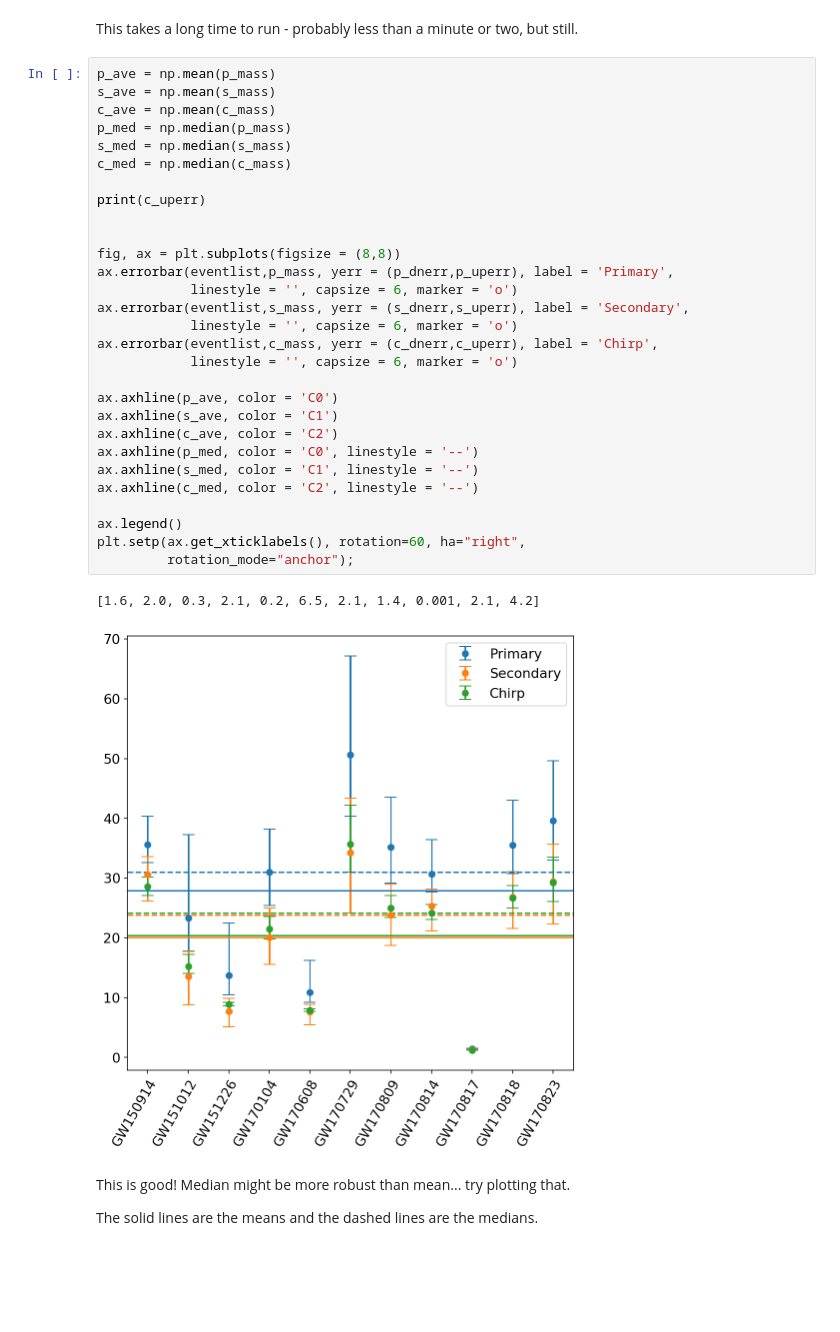
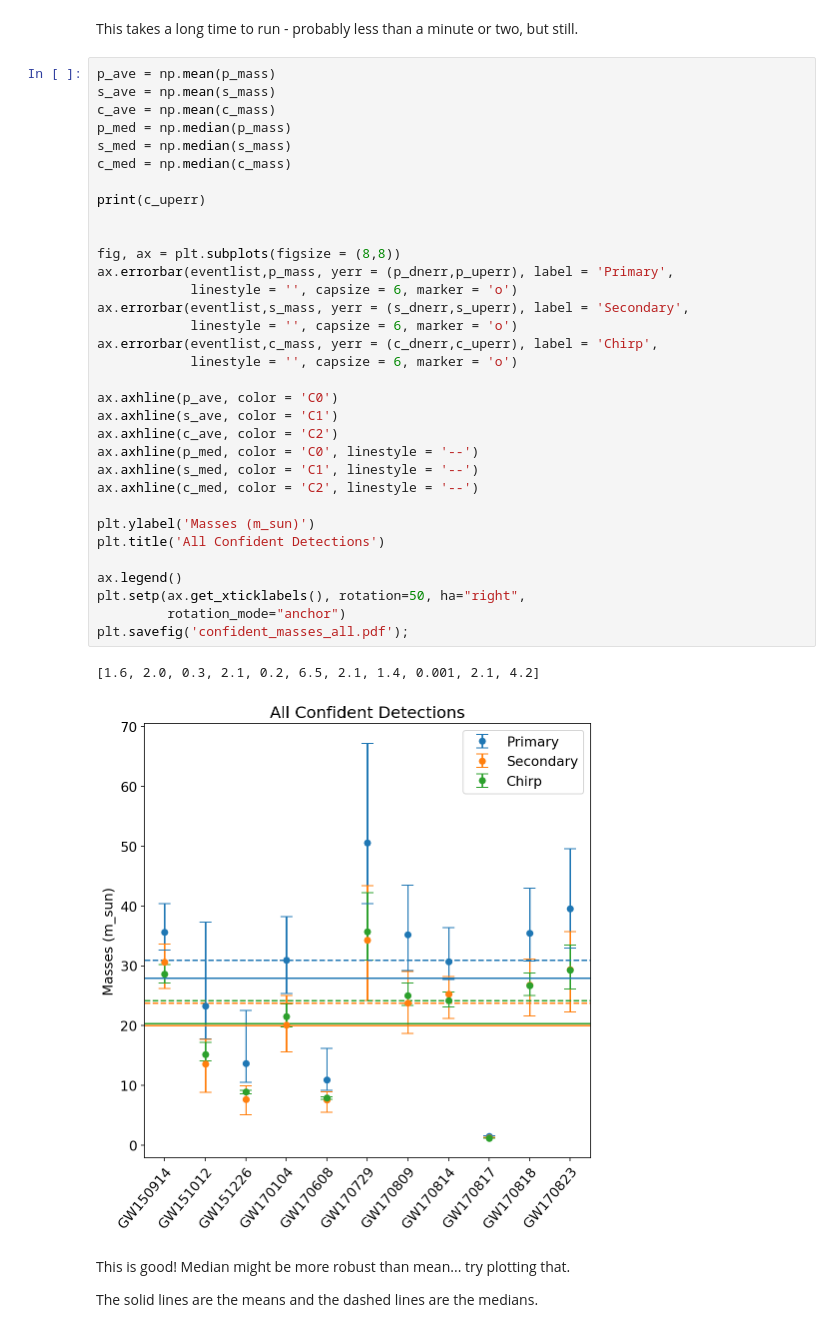
Before and after one commit to charlotteolsen/astrostats_GWproject, a Jupyter notebook: GW_project_massplots.ipynb, the cells around one changed output. Saved outputs shown, nothing was run; the diff lists cells and outputs as text; blank space fills up the shorter version.

```diff
--- a/GW_project_massplots.ipynb
+++ b/GW_project_massplots.ipynb
@@ -325,35 +328,39 @@ This takes a long time to run - probably less than a minute or two, but still.
 # %%
 p_ave = np.mean(p_mass)
 s_ave = np.mean(s_mass)
 c_ave = np.mean(c_mass)
 p_med = np.median(p_mass)
 s_med = np.median(s_mass)
 c_med = np.median(c_mass)
 
 print(c_uperr)
 
 
 fig, ax = plt.subplots(figsize = (8,8))
 ax.errorbar(eventlist,p_mass, yerr = (p_dnerr,p_uperr), label = 'Primary',
             linestyle = '', capsize = 6, marker = 'o')
 ax.errorbar(eventlist,s_mass, yerr = (s_dnerr,s_uperr), label = 'Secondary',
             linestyle = '', capsize = 6, marker = 'o')
 ax.errorbar(eventlist,c_mass, yerr = (c_dnerr,c_uperr), label = 'Chirp',
             linestyle = '', capsize = 6, marker = 'o')
 
 ax.axhline(p_ave, color = 'C0')
 ax.axhline(s_ave, color = 'C1')
 ax.axhline(c_ave, color = 'C2')
 ax.axhline(p_med, color = 'C0', linestyle = '--')
 ax.axhline(s_med, color = 'C1', linestyle = '--')
 ax.axhline(c_med, color = 'C2', linestyle = '--')
 
+plt.ylabel('Masses (m_sun)')
+plt.title('All Confident Detections')
+
 ax.legend()
-plt.setp(ax.get_xticklabels(), rotation=60, ha="right",
-         rotation_mode="anchor");
+plt.setp(ax.get_xticklabels(), rotation=50, ha="right",
+         rotation_mode="anchor")
+plt.savefig('confident_masses_all.pdf');
 # %% [output]
 [1.6, 2.0, 0.3, 2.1, 0.2, 6.5, 2.1, 1.4, 0.001, 2.1, 4.2]
-[figure, old version]
+[figure, new version]
 # %% [markdown]
 This is good!  Median might be more robust than mean...  try plotting that.
 
```
Also changed, not shown: parts of 11 cells of this notebook.
